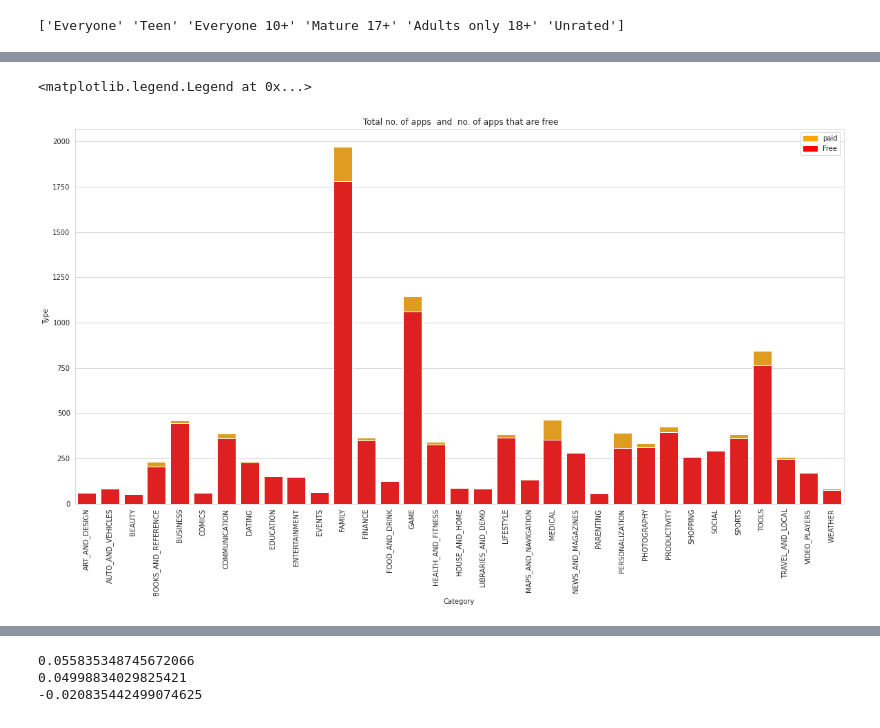
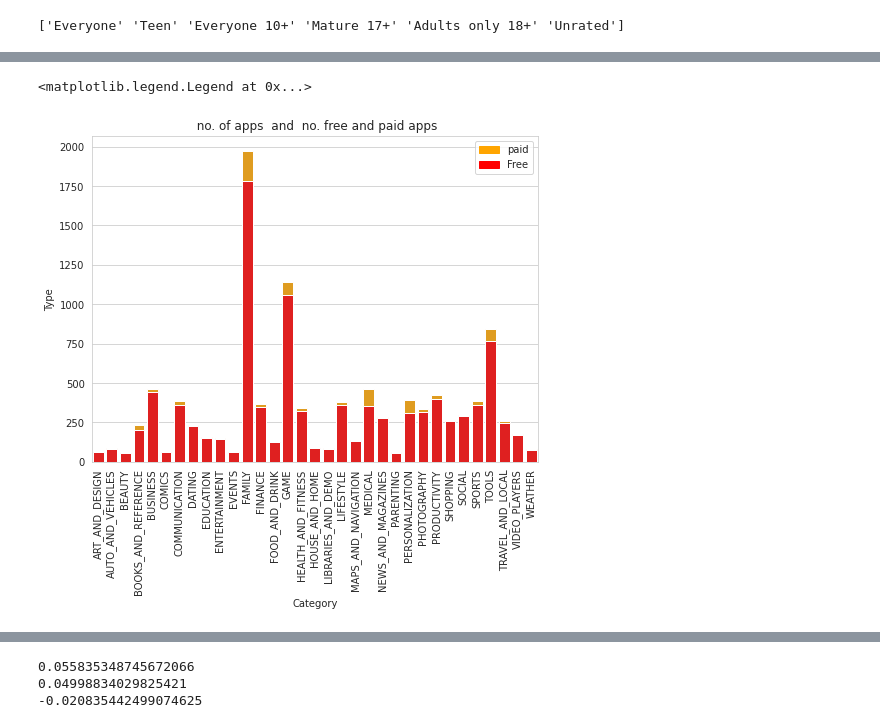
Before and after one commit to manjeetsrivastava/play-store-app-reveiw-analysis, a Jupyter notebook: Copy_of_main_google_play_Capstone_Project.ipynb, the cells around one changed output, grey strips where cells are left out. Cells and saved outputs as stored; diff of their text form; code cells hidden in the pictures.

```diff
--- a/Copy_of_main_google_play_Capstone_Project.ipynb
+++ b/Copy_of_main_google_play_Capstone_Project.ipynb
@@ -398,29 +237,30 @@ total1
 # %%
+# 3. PLOT BARPLOT FOR FREE AND PAID APPS
 sns.set_style("whitegrid")
 total=  df.groupby("Category")['Type'].count().reset_index()
-plt.figure(figsize = (20,10))
+plt.figure(figsize = (8,6))
 plt.xticks(rotation =90)
 
 # plot chart for the total apps
 sns.set_color_codes('pastel')
 c1 = sns.barplot(x = "Category", y = "Type",data = total,color = 'orange')
 
 # create a new data frame for paid
 
 free_apps = df[df.Type == 'Free']
 free = free_apps.groupby('Category').count().reset_index()
 
 # bargraph for free apss
 c2 = sns.barplot(x = "Category", y = "Type",data = free,color = 'red')
-plt.title(" Total no. of apps  and  no. of apps that are free")
+plt.title("  no. of apps  and  no. free and paid apps ")
 
 #ADD LEGEND
 top = mp.Patch(color = "orange", label = "paid")
 bot = mp.Patch(color = "red" , label = "Free")
 plt.legend(handles = [top, bot])
 # %% [output]
 <matplotlib.legend.Legend at 0x...>
-[figure, old version]
+[figure, new version]
 # %%
 free_apps = df[df.Type == 'Free']
 free =free_apps.groupby('Category').count()['App'].sort_values(ascending = False)
```
Also changed, not shown: parts of 94 cells of this notebook.
